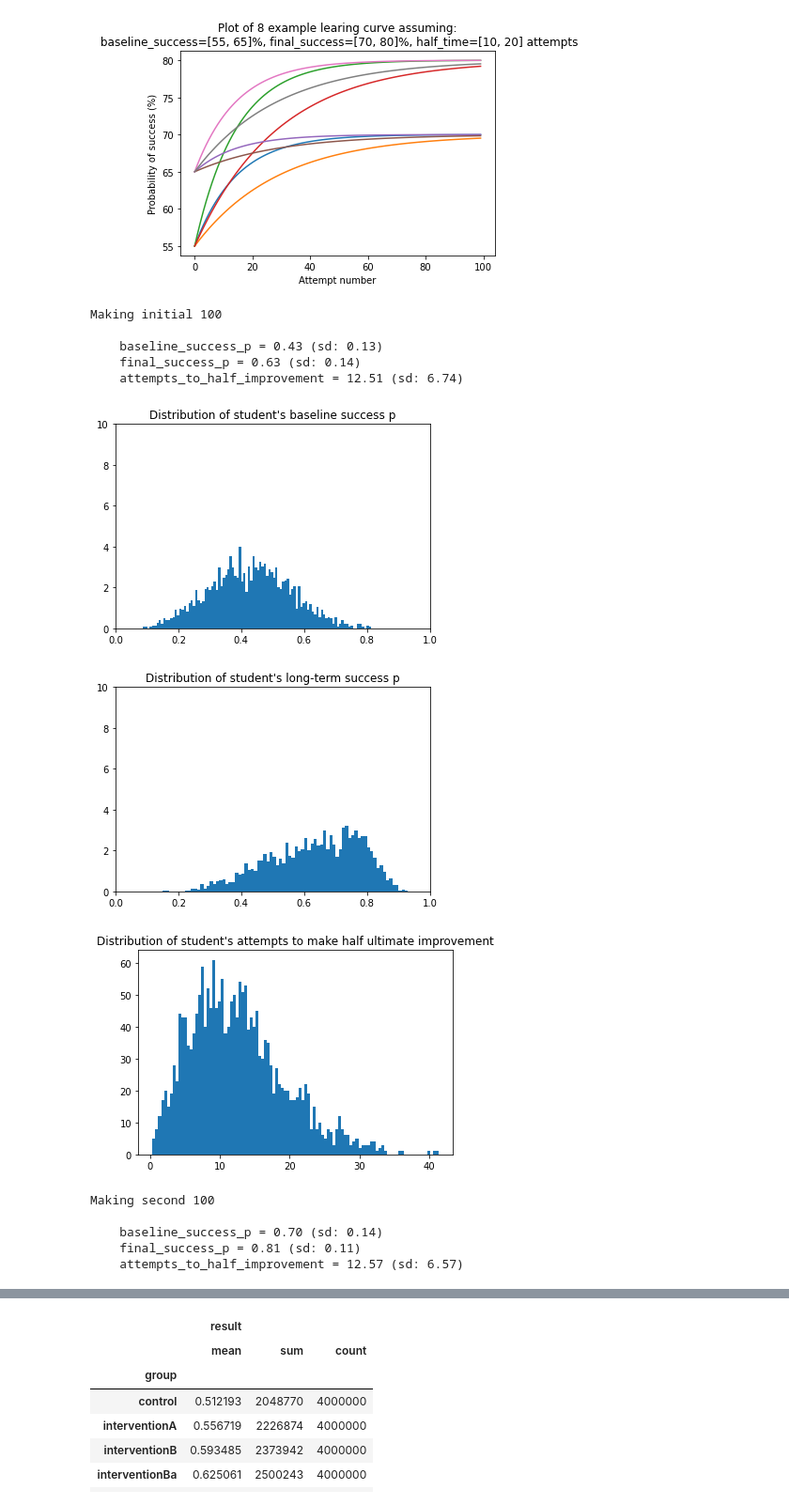
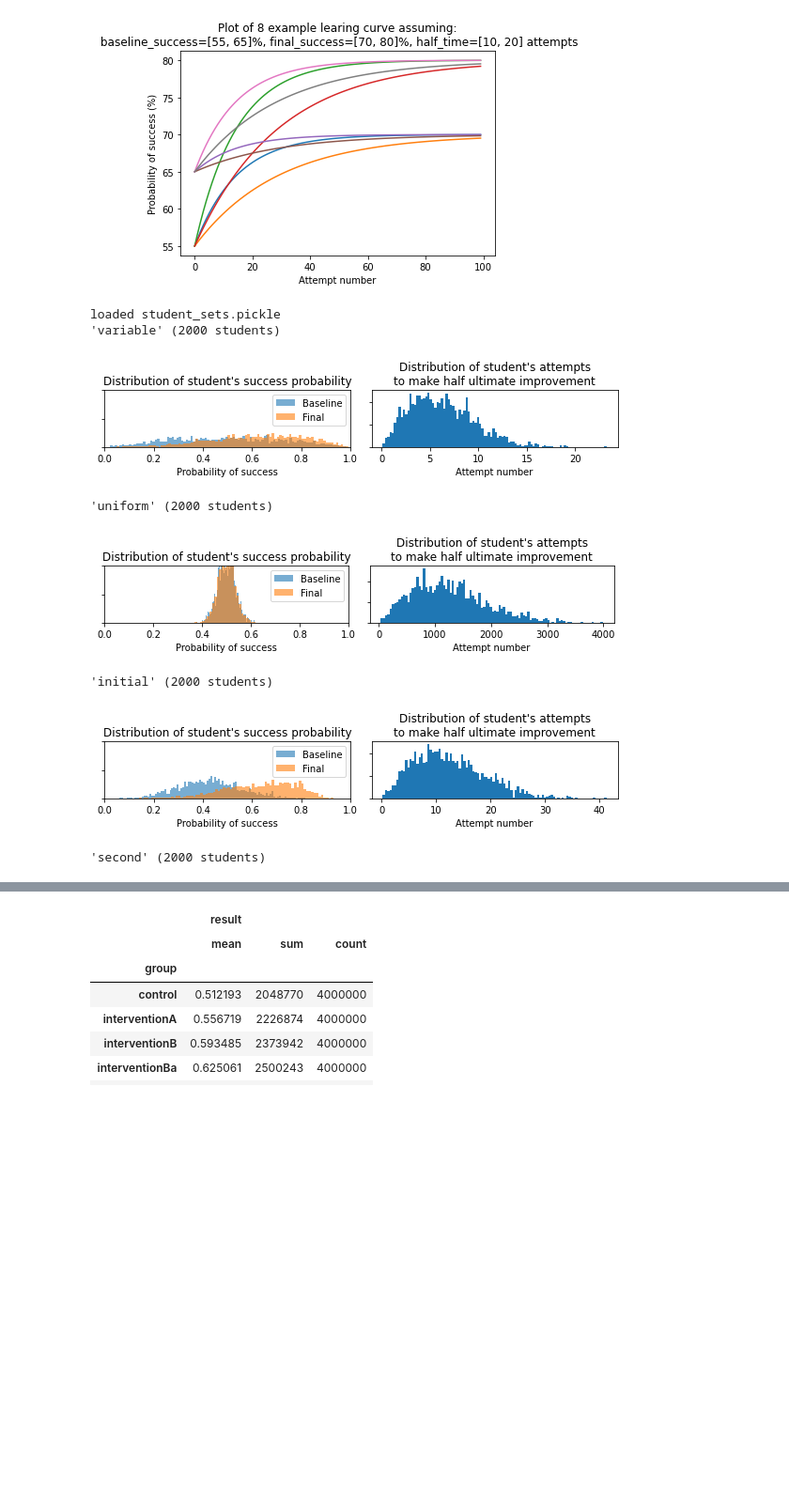
Before and after one commit to ErichBSchulz/IVCTrial, a Jupyter notebook: PowerSimulation.ipynb, the cells around one changed output, grey strips where cells are left out. Shown: that part at 94% size. Drawn from its saved outputs; the diff is of its cells as text; code cells hidden in the pictures; blank space fills up the shorter version.

Commit message:
make trials for different student populations

```diff
--- a/PowerSimulation.ipynb
+++ b/PowerSimulation.ipynb
@@ -132,56 +136,81 @@ def create_mock_students(baseline_alpha, baseline_beta, fall_in_failure_rate, ha
     return sc, sac
 # %%
 """
-Wip to track student set meta data
+Create and cache a set of student curves
 """
-def make_student_sets(n=100, plots=True):
+def make_student_sets(n=100, chattiness=1):
     metas = {
+        "variable": {
+            "baseline_alpha": 2,
+            "baseline_beta": 2,
+            "fall_in_failure_rate": 0.5, # how much do they improve (or does their failure rate drop)
+            "half_time_mean": 5, # how quickly to students learn?
+        },
+        "uniform": {
+            "baseline_alpha": 100,
+            "baseline_beta": 100,
+            "fall_in_failure_rate": 0, # how much do they improve (or does their failure rate drop)
+            "half_time_mean": 1000, # how quickly to students learn?
+        },
         "initial": {
             "baseline_alpha": 6,
             "baseline_beta": 8,
             "fall_in_failure_rate": .7, # how much do they improve (or does their failure rate drop)
             "half_time_mean": 10, # how quickly to students learn?
-            "file": "students0.70_0.14_0.81_0.11_12.59_6.45.pickle"
         },
         "second": {
             "baseline_alpha": 7,
             "baseline_beta": 3,
             "fall_in_failure_rate": .75, # how much do they improve (or does their failure rate drop)
             "half_time_mean": 10, # how quickly to students learn?
-            "file": 'students0.43_0.13_0.63_0.15_12.53_6.47.pickle'
         }
     }
     student_sets = {}
     for name, meta in metas.items():
         print(f"Making {name} {n}")
         sc, sac = create_mock_students(
             baseline_alpha = meta['baseline_alpha'],
             baseline_beta = meta['baseline_beta'],
             fall_in_failure_rate = meta['fall_in_failure_rate'], # how much do they improve (or does their failure rate drop)
             half_time_mean = meta['half_time_mean'], # how quickly to students learn?
-            chattiness=1,
-            n = 2000)
-        final_meta = describe_student_curves(sc, meta, plots=plots)
+            chattiness=chattiness, n = n)
+        final_meta = describe_student_curves(sc, meta)
         student_sets[name] = {**final_meta, "sc":sc,"sac":sac}
     return student_sets
 
-testing = True
-if testing:
-    student_sets = pd.DataFrame.from_dict(make_student_sets(plots=True, n=100), orient='index')
-else:
-    student_sets = pd.DataFrame.from_dict(make_student_sets(plots=False, n=2000), orient='index')
+
+def load_student_sets(testing=True, student_sets_file_prefix=False, overwrite=False):
+    if testing:
+        student_sets = pd.DataFrame.from_dict(make_student_sets(chattiness = 10, n=2000), orient='index')
+    else:
+        pickle_file = f"{student_sets_file_prefix}.pickle"
+        if os.path.isfile(pickle_file) and not overwrite:
+            with open(pickle_file, 'rb') as f:
+                student_sets = pickle.load(f)
+            pp(8, f"loaded {pickle_file}")
+        else:
+            pp(8, "generating")
+            student_sets = pd.DataFrame.from_dict(make_student_sets(n=2000), orient='index')
+            with open(pickle_file, 'wb') as f:
+                pickle.dump(student_sets, f)
+            pp(8, f"saved {pickle_file}")
+    return student_sets
+
+def plot_student_curves(student_sets):
+    for set_name, meta in student_sets.iterrows():
+        print(f"'{set_name}' ({len(meta['sc']['bsp'])} students)")
+        plot_student_curve(meta['sc'])
+
+student_sets_file_prefix = 'student_sets'
+student_sets = load_student_sets(student_sets_file_prefix=student_sets_file_prefix, testing=False)
+plot_student_curves(student_sets)
 student_sets
 # %% [output]
-Making initial 100
-
-    baseline_success_p = 0.43 (sd: 0.13)
-    final_success_p = 0.63 (sd: 0.14)
-    attempts_to_half_improvement = 12.51 (sd: 6.74)
+loaded student_sets.pickle
+'variable' (2000 students)
-[figure, old version]
+[figure, new version]
+'uniform' (2000 students)
-[figure, old version]
+[figure, new version]
+'initial' (2000 students)
-[figure, old version]
+[figure, new version]
-Making second 100
-
-    baseline_success_p = 0.70 (sd: 0.14)
-    final_success_p = 0.81 (sd: 0.11)
-    attempts_to_half_improvement = 12.57 (sd: 6.57)
+'second' (2000 students)
```
Also changed, not shown: parts of 6 cells of this notebook.
